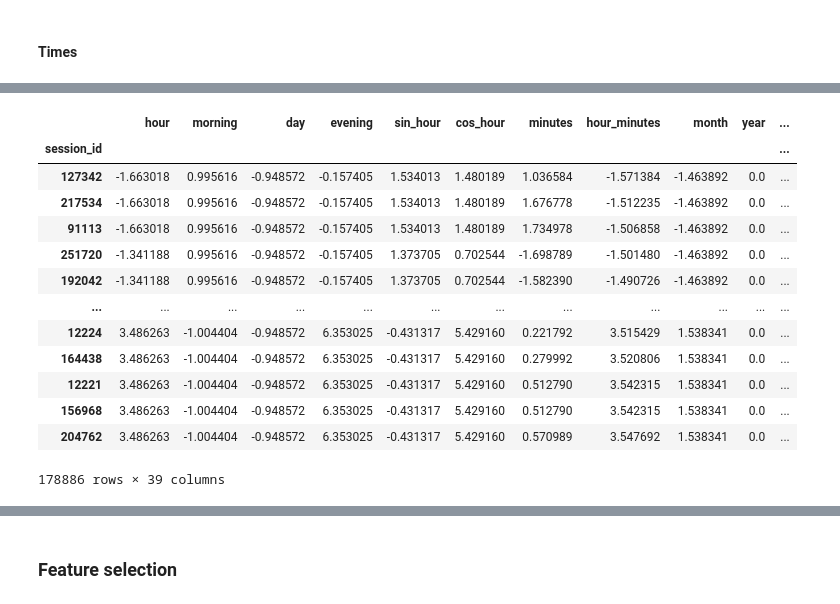
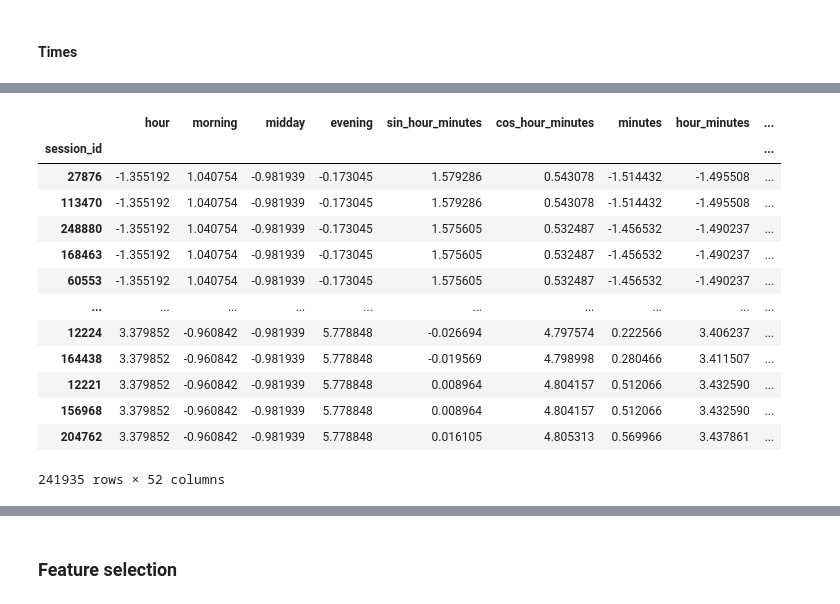
Before and after one commit to Uniholder/Specialization-Yandex-MIPT, a Jupyter notebook: 6_Final_projects/1_user_identification/kaggle/polygon.ipynb, the cells around one changed output, grey strips where cells are left out. Drawn from its saved outputs; the diff is of its cells as text; code cells hidden in the pictures.

```diff
--- a/6_Final_projects/1_user_identification/kaggle/polygon.ipynb
+++ b/6_Final_projects/1_user_identification/kaggle/polygon.ipynb
@@ -16,8 +16,8 @@ import os
 import pandas as pd
 import pickle
 # %%
-PATH_TO_DATA = '../capstone_user_identification'
-# PATH_TO_DATA = '../input/catch-me-if-you-can-intruder-detection-through-webpage-session-tracking2'
+# PATH_TO_DATA = '../capstone_user_identification'
+PATH_TO_DATA = '../input/catch-me-if-you-can-intruder-detection-through-webpage-session-tracking2'
 
 times = ['time%s' % i for i in range(1, 11)]
 sites = ['site%s' % i for i in range(1, 11)]
@@ -28,4 +28,5 @@ df_train.shape, df_test.shape
 ((253561, 21), (82797, 20))
 # %%
 df_train['year'] = df_train['time1'].apply(lambda ts: ts.year)
+df_train['month'] = df_train['time1'].apply(lambda ts: ts.month)
 # %%
@@ -33,3 +34,5 @@ df_train_2014 = df_train[df_train.year == 2014]
+# %%
+df_train = df_train[~((df_train.year == 2013) & (df_train.month.isin(range(5))))]
 # %% [markdown]
 Словарь сайтов
 # %%
@@ -169,14 +171,16 @@ class TimesFeaturesAdder(BaseEstimator, TransformerMixin):
         dummy_hours = pd.get_dummies(hour)
 
         morning = ((hour >= 7) & (hour <= 11)).astype('int')
-        day = ((hour >= 12) & (hour <= 18)).astype('int')
+        midday = ((hour >= 12) & (hour <= 18)).astype('int')
         evening = ((hour >= 19) & (hour <= 23)).astype('int')
 
-        sin_hour = np.sin(2 * np.pi * hour / 24)
-        cos_hour = np.cos(2 * np.pi * hour / 24)
+        sin_hour_minutes = np.sin(2 * np.pi * hour_minutes / 24)
+        cos_hour_minutes = np.cos(2 * np.pi * hour_minutes / 24)
 
         # date
+        day = X['time1'].apply(lambda ts: ts.day)
         month = X['time1'].apply(lambda ts: ts.month)
+        dummy_months = pd.get_dummies(month)
         year = X['time1'].apply(lambda ts: ts.year)
         year_month = year + month
         summer = ((month >= 6) & (month <= 8)).astype('int')
@@ -191,12 +195,13 @@ class TimesFeaturesAdder(BaseEstimator, TransformerMixin):
         features_df = pd.DataFrame({
             'hour': hour,
             'morning': morning,
-            'day': day,
+            'midday': midday,
             'evening': evening,
-            'sin_hour': sin_hour,
-            'cos_hour': cos_hour,
+            'sin_hour_minutes': sin_hour_minutes,
+            'cos_hour_minutes': cos_hour_minutes,
             'minutes': minutes,
             'hour_minutes': hour_minutes,
+            'day': day,
             'month': month,
             'year': year,
             'year_month': year_month,
@@ -206,11 +211,11 @@ class TimesFeaturesAdder(BaseEstimator, TransformerMixin):
             'session_duration': session_duration,
         })
 
-        return pd.concat([features_df, dummy_hours, dummy_weekdays], axis=1)
+        return pd.concat([features_df, dummy_hours, dummy_weekdays, dummy_months], axis=1)
 
-all_time_features = ['hour', 'morning', 'day', 'evening', 'sin_hour', 'cos_hour',
-                'minutes', 'hour_minutes', 'month', 'year', 'year_month',
-                'summer', 'weekday', 'weekend', 'session_duration'] + list(range(7, 24)) + list(calendar.day_name)
+all_time_features = ['hour', 'morning', 'midday', 'evening', 'sin_hour_minutes', 'cos_hour_minutes',
+                'minutes', 'hour_minutes', 'day', 'month', 'year', 'year_month',
+                'summer', 'weekday', 'weekend', 'session_duration'] + list(range(7, 24)) + list(calendar.day_name) + list(calendar.month_name)[1:]
 # %%
 %%time
 time_features_pipeline = Pipeline([
@@ -218,7 +223,7 @@ time_features_pipeline = Pipeline([
     ("scaler", StandardScaler())
 ])
 
-times_train = time_features_pipeline.fit_transform(df_train_2014)
-times_train = pd.DataFrame(times_train, columns=all_time_features, index=df_train_2014.index)
+times_train = time_features_pipeline.fit_transform(df_train)
+times_train = pd.DataFrame(times_train, columns=all_time_features, index=df_train.index)
 times_train
 # %% [output]
@@ -227,17 +232,17 @@ Wall time: 5.18 s
-|  | hour | morning | day | evening | sin_hour | cos_hour | minutes | hour_minutes | month | year | ... |
-| session_id |  |  |  |  |  |  |  |  |  |  | ... |
-| 127342 | -1.663018 | 0.995616 | -0.948572 | -0.157405 | 1.534013 | 1.480189 | 1.036584 | -1.571384 | -1.463892 | 0.0 | ... |
-| 217534 | -1.663018 | 0.995616 | -0.948572 | -0.157405 | 1.534013 | 1.480189 | 1.676778 | -1.512235 | -1.463892 | 0.0 | ... |
-| 91113 | -1.663018 | 0.995616 | -0.948572 | -0.157405 | 1.534013 | 1.480189 | 1.734978 | -1.506858 | -1.463892 | 0.0 | ... |
-| 251720 | -1.341188 | 0.995616 | -0.948572 | -0.157405 | 1.373705 | 0.702544 | -1.698789 | -1.501480 | -1.463892 | 0.0 | ... |
-| 192042 | -1.341188 | 0.995616 | -0.948572 | -0.157405 | 1.373705 | 0.702544 | -1.582390 | -1.490726 | -1.463892 | 0.0 | ... |
-| ... | ... | ... | ... | ... | ... | ... | ... | ... | ... | ... | ... |
-| 12224 | 3.486263 | -1.004404 | -0.948572 | 6.353025 | -0.431317 | 5.429160 | 0.221792 | 3.515429 | 1.538341 | 0.0 | ... |
-| 164438 | 3.486263 | -1.004404 | -0.948572 | 6.353025 | -0.431317 | 5.429160 | 0.279992 | 3.520806 | 1.538341 | 0.0 | ... |
-| 12221 | 3.486263 | -1.004404 | -0.948572 | 6.353025 | -0.431317 | 5.429160 | 0.512790 | 3.542315 | 1.538341 | 0.0 | ... |
-| 156968 | 3.486263 | -1.004404 | -0.948572 | 6.353025 | -0.431317 | 5.429160 | 0.512790 | 3.542315 | 1.538341 | 0.0 | ... |
-| 204762 | 3.486263 | -1.004404 | -0.948572 | 6.353025 | -0.431317 | 5.429160 | 0.570989 | 3.547692 | 1.538341 | 0.0 | ... |
+|  | hour | morning | midday | evening | sin_hour_minutes | cos_hour_minutes | minutes | hour_minutes | ... |
+| session_id |  |  |  |  |  |  |  |  | ... |
+| 27876 | -1.355192 | 1.040754 | -0.981939 | -0.173045 | 1.579286 | 0.543078 | -1.514432 | -1.495508 | ... |
+| 113470 | -1.355192 | 1.040754 | -0.981939 | -0.173045 | 1.579286 | 0.543078 | -1.514432 | -1.495508 | ... |
+| 248880 | -1.355192 | 1.040754 | -0.981939 | -0.173045 | 1.575605 | 0.532487 | -1.456532 | -1.490237 | ... |
+| 168463 | -1.355192 | 1.040754 | -0.981939 | -0.173045 | 1.575605 | 0.532487 | -1.456532 | -1.490237 | ... |
+| 60553 | -1.355192 | 1.040754 | -0.981939 | -0.173045 | 1.575605 | 0.532487 | -1.456532 | -1.490237 | ... |
+| ... | ... | ... | ... | ... | ... | ... | ... | ... | ... |
+| 12224 | 3.379852 | -0.960842 | -0.981939 | 5.778848 | -0.026694 | 4.797574 | 0.222566 | 3.406237 | ... |
+| 164438 | 3.379852 | -0.960842 | -0.981939 | 5.778848 | -0.019569 | 4.798998 | 0.280466 | 3.411507 | ... |
+| 12221 | 3.379852 | -0.960842 | -0.981939 | 5.778848 | 0.008964 | 4.804157 | 0.512066 | 3.432590 | ... |
+| 156968 | 3.379852 | -0.960842 | -0.981939 | 5.778848 | 0.008964 | 4.804157 | 0.512066 | 3.432590 | ... |
+| 204762 | 3.379852 | -0.960842 | -0.981939 | 5.778848 | 0.016105 | 4.805313 | 0.569966 | 3.437861 | ... |
-178886 rows × 39 columns
+241935 rows × 52 columns
 # %%
 class TimeDiffsFeaturesAdder(BaseEstimator, TransformerMixin):
     """
```
Also changed, not shown: parts of 28 cells of this notebook, 2 other files.
